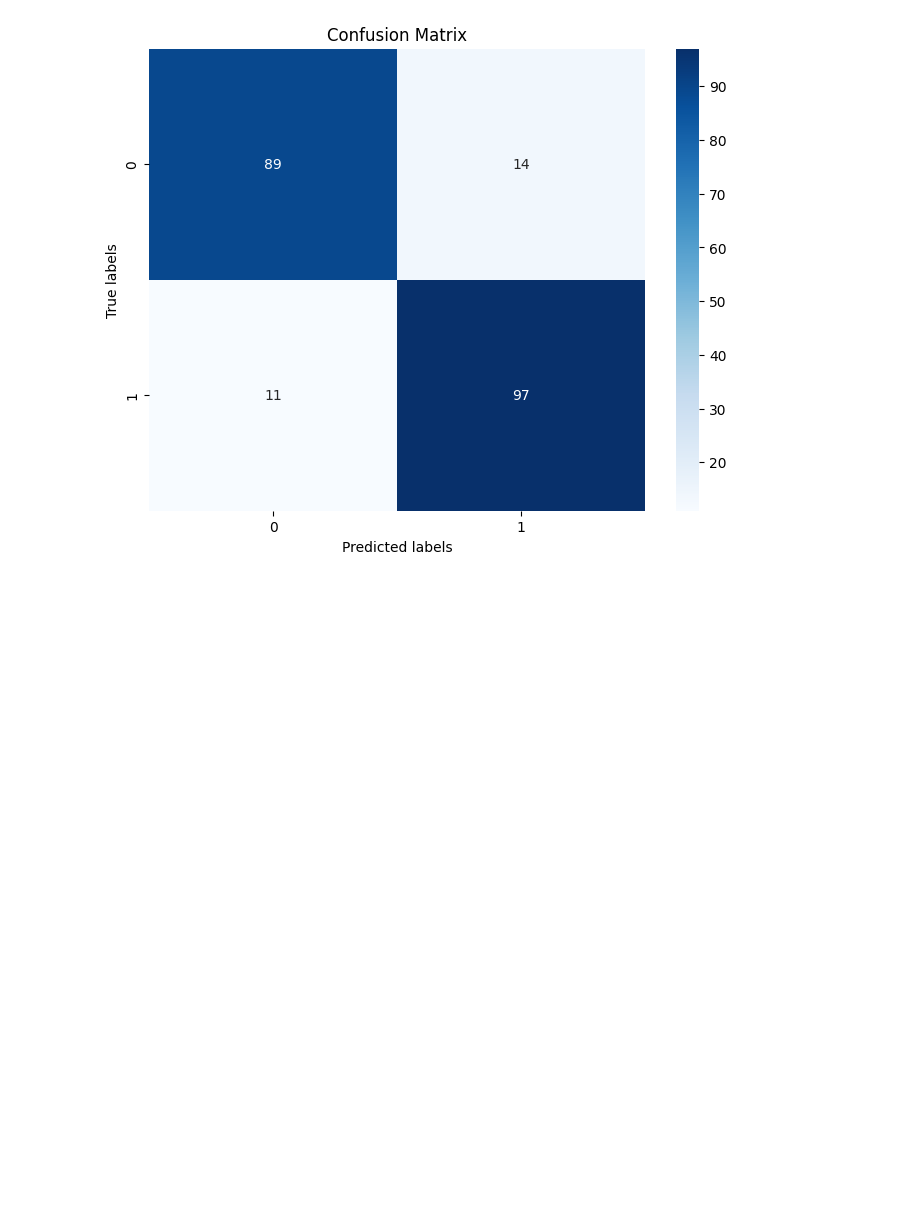
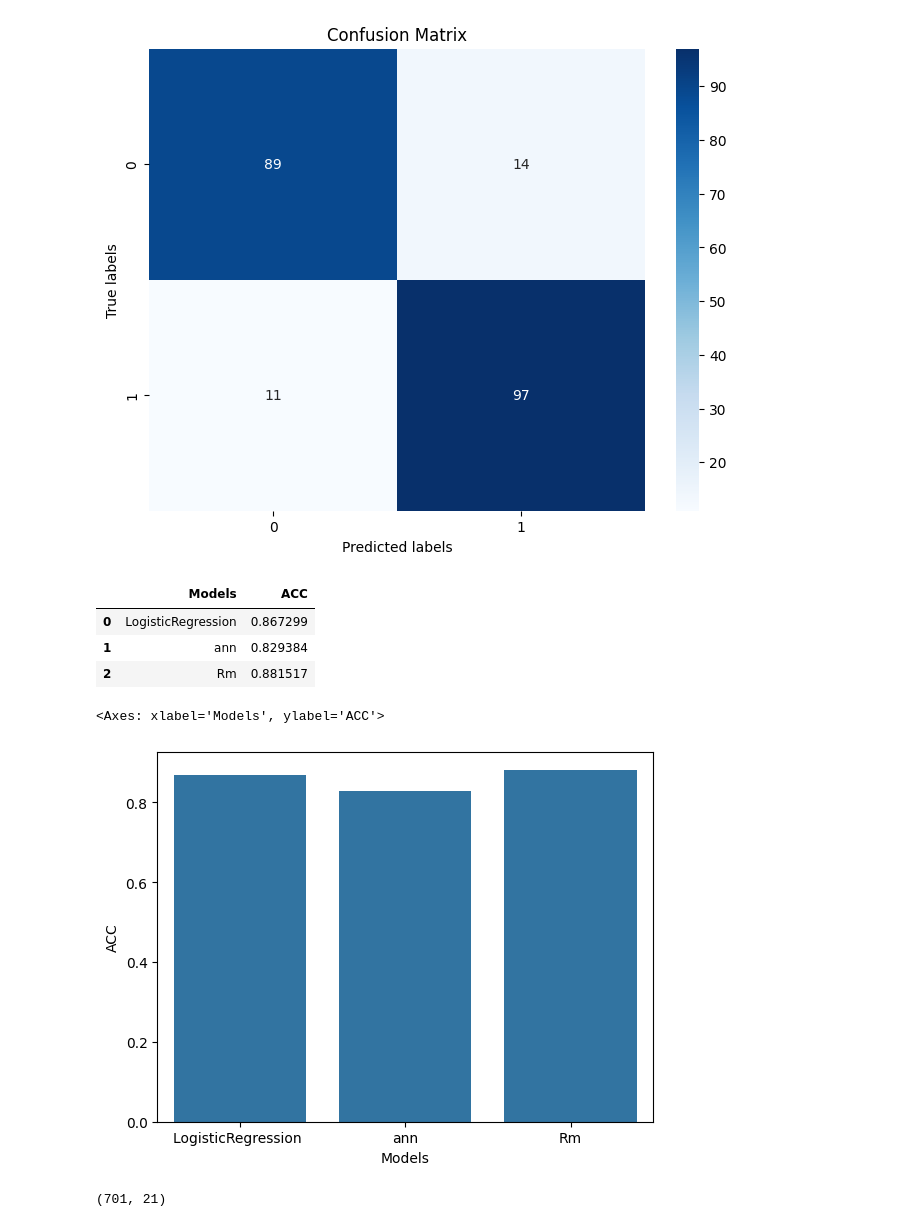
Before and after one commit to hamdaazeem/Ai-project, a Jupyter notebook: project-preprocessing n EDA.ipynb, the cells around one changed output. Cells and saved outputs as stored; diff of their text form; code cells hidden in the pictures; blank space fills up the shorter version.

```diff
--- a/project-preprocessing n EDA.ipynb
+++ b/project-preprocessing n EDA.ipynb
@@ -425,3 +425,28 @@ plt.ylabel('True labels')
 plt.show()
 # %% [output]
 [figure]
+# %%
+Final_data=pd.DataFrame({'Models':['LogisticRegression ','ann','Rm'],'ACC':[accuracy_score(y_test,y_pred1),
+                                                                          accuracy_score(y_test,y_pred),
+                                                                          accuracy_score(y_test,y_pred5),
+                                                                         ]})
+# %%
+Final_data
+# %% [output]
+|  | Models | ACC |
+| 0 | LogisticRegression | 0.867299 |
+| 1 | ann | 0.829384 |
+| 2 | Rm | 0.881517 |
+# %%
+import seaborn as sns
+
+sns.barplot(x='Models', y='ACC', data=Final_data)
+# %% [output]
+<Axes: xlabel='Models', ylabel='ACC'>
+[figure, added]
+# %%
+X=data.drop('HeartDisease',axis=1)
+y=data['HeartDisease']
+X.shape
+# %% [output]
+(701, 21)
```
Also changed, not shown: parts of 4 cells of this notebook.
